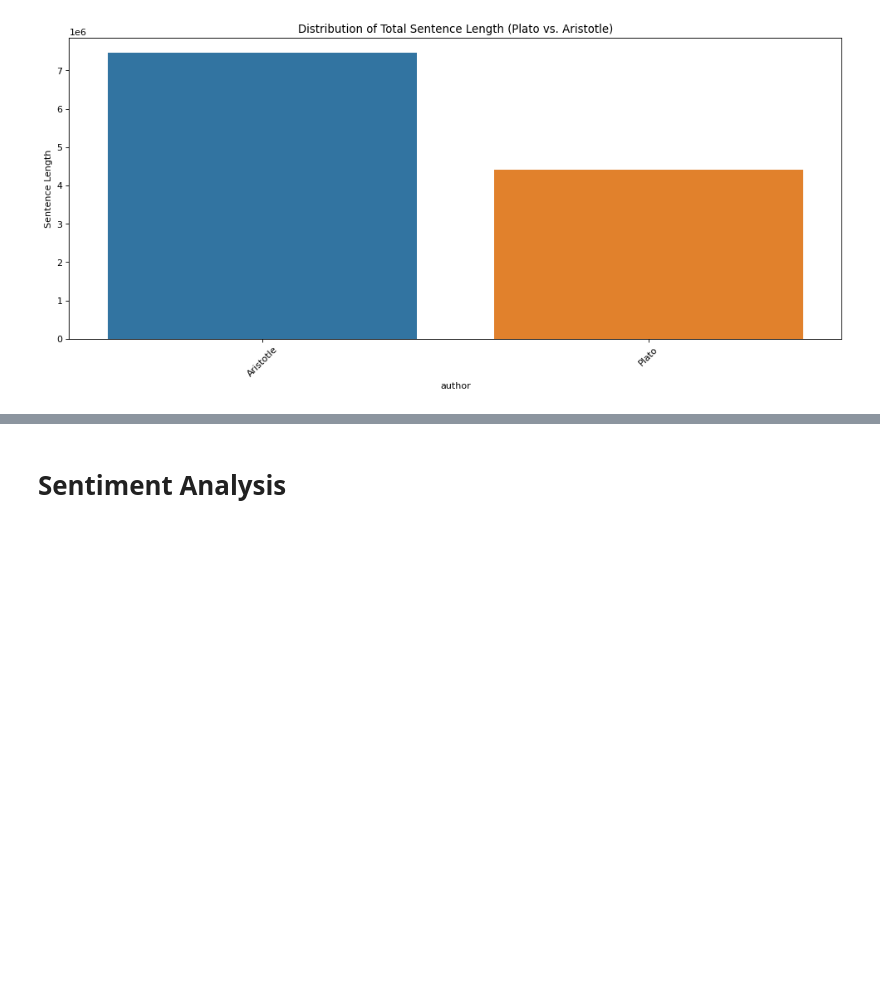
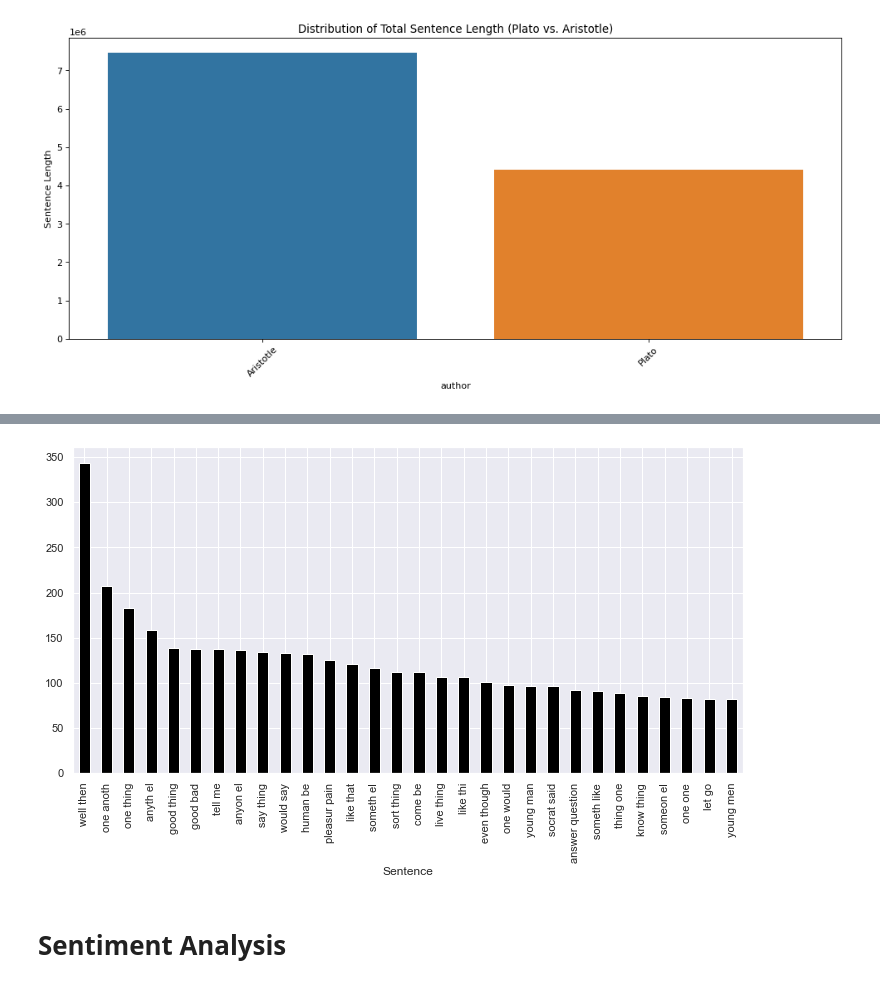
Before and after one commit to TZstatsADS/ads-spring2023-project1-denisesonia, a Jupyter notebook: doc/Project 1 - Playground.ipynb, the cells around one changed output, grey strips where cells are left out. Saved outputs shown, nothing was run; the diff lists cells and outputs as text; code cells hidden in the pictures; blank space fills up the shorter version.

```diff
--- a/doc/Project 1 - Playground.ipynb
+++ b/doc/Project 1 - Playground.ipynb
@@ -102,0 +132,4 @@ plt.show()
+# %%
+freq = pd.Series(' '.join(df['sentence_lowered']).split()).value_counts()
+less_freq = list(freq[freq == 1].index)
+less_freq
@@ -102,0 +154,3 @@ plt.show()
+# %%
+df['sentence_lowered'] = df['sentence_lowered'].apply(lambda x: " ".join(x for x in x.split() if x not in less_freq))
+df['sentence_lowered'].head()
@@ -102,0 +164,9 @@ plt.show()
+# %%
+import nltk
+nltk.download('omw-1.4')
+from textblob import TextBlob, Word, Blobber
+from nltk.stem import PorterStemmer
+st = PorterStemmer()
+df['sentence_lowered'] = df['sentence_lowered'].apply(lambda x: " ".join([st.stem(word) for word in x.split()]))
+df['sentence_lowered'] = df['sentence_lowered'].apply(lambda x: " ".join([Word(word).lemmatize() for word in x.split()]))
+df['sentence_lowered'].head()
@@ -103,3 +182,24 @@ plt.show()
+# %%
+author = ['Plato']
+df_plato = df[df["author"].isin(author)]
+# %%
+from sklearn.feature_extraction.text import CountVectorizer
+def get_top_n_bigram(corpus, n=None):
+    vec = CountVectorizer(ngram_range=(2,2)).fit(corpus)
+    bag_of_words = vec.transform(corpus)
+    sum_words = bag_of_words.sum(axis=0)
+    words_freq = [(word, sum_words[0, idx]) for word, idx in vec.vocabulary_.items()]
+    words_freq =sorted(words_freq, key = lambda x: x[1], reverse=True)
+    return words_freq[:n]
+common_words2 = get_top_n_bigram(df_plato['sentence_lowered'], 30)
+df2 = pd.DataFrame(common_words2, columns=['Sentence', "Count"])
+df2.groupby('Sentence').sum()['Count'].sort_values(ascending=False).plot(kind='bar',figsize=(12,6), color='black')
+xlabel = "Bigram Words"
+ylabel = "Count"
+title = "Bar chart of Bigrams Frequency"
+plt.show()
+# %% [output]
+[figure, added]
 # %% [markdown]
 # Sentiment Analysis
 # %%
```
Also changed, not shown: parts of 9 cells of this notebook, 1 other file.
